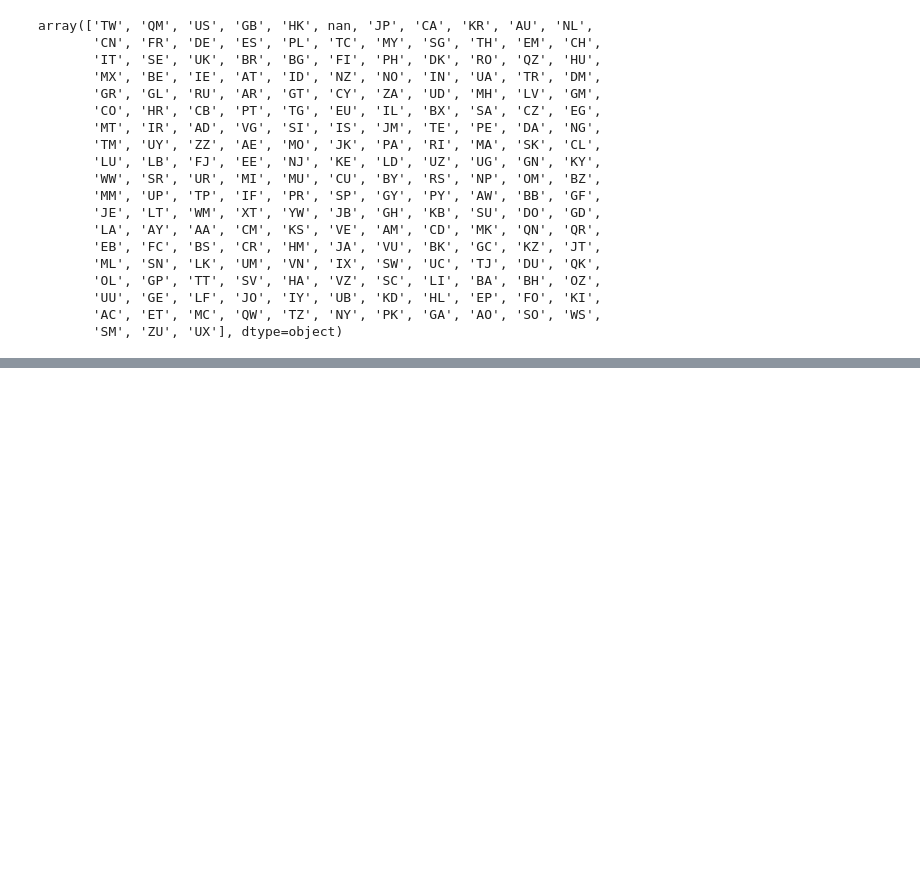
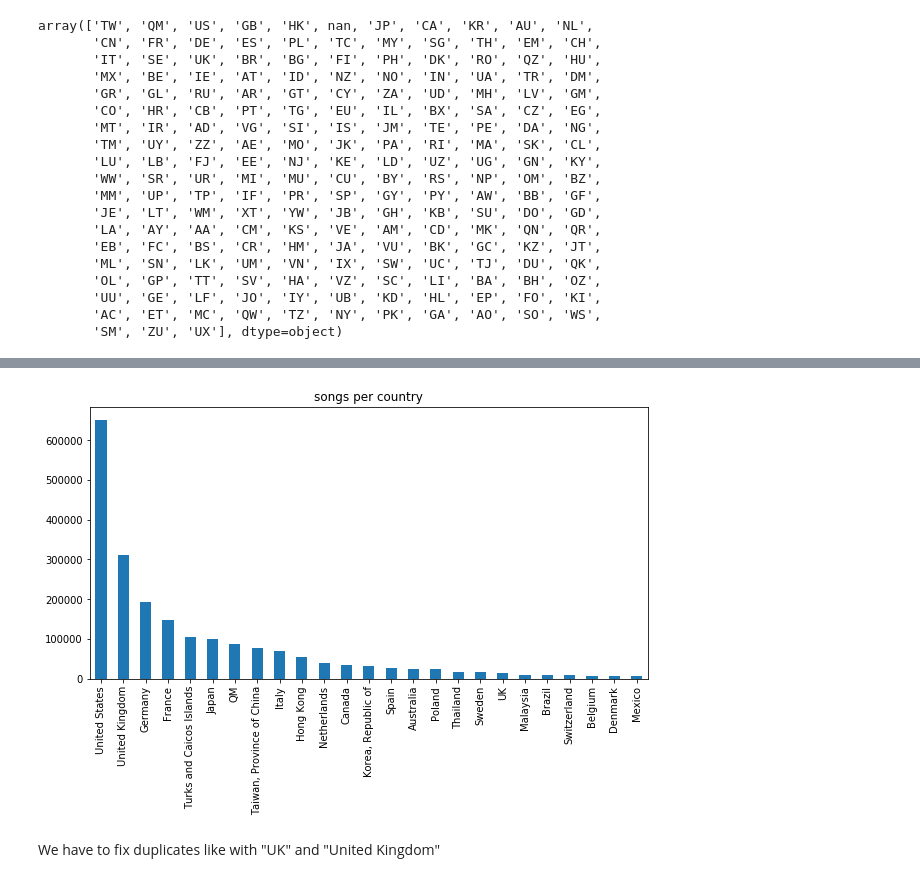
Before and after one commit to PaulPruliere/wsdm, a Jupyter notebook: wsdm.ipynb, the cells around one changed output, grey strips where cells are left out. Saved outputs shown, nothing was run; the diff lists cells and outputs as text; code cells hidden in the pictures; blank space fills up the shorter version.

Commit message:
replace code countries by full name and lot anew

```diff
--- a/wsdm.ipynb
+++ b/wsdm.ipynb
@@ -515,0 +511,7 @@ pd.read_csv(io.StringIO(r.content.decode('utf-8')))
+# %%
+countries_code_dict = {entry['Code']: entry["Name"]
+        for entry in csv.DictReader(io.StringIO(r.content.decode('utf-8')), delimiter=',')}
+# %%
+# This is sweet, but takes ages
+extra.country = extra.country.replace(countries_code_dict)
+extra.head()
@@ -515,0 +525,9 @@ pd.read_csv(io.StringIO(r.content.decode('utf-8')))
+# %%
+plt.figure(figsize=(10, 5))
+extra.country.value_counts()[:25].plot.bar()
+plt.title("songs per country")
+plt.show()
+# %% [output]
+[figure, added]
+# %% [markdown]
+We have to fix duplicates like with "UK" and "United Kingdom"
```
Also changed, not shown: parts of 8 cells of this notebook.
